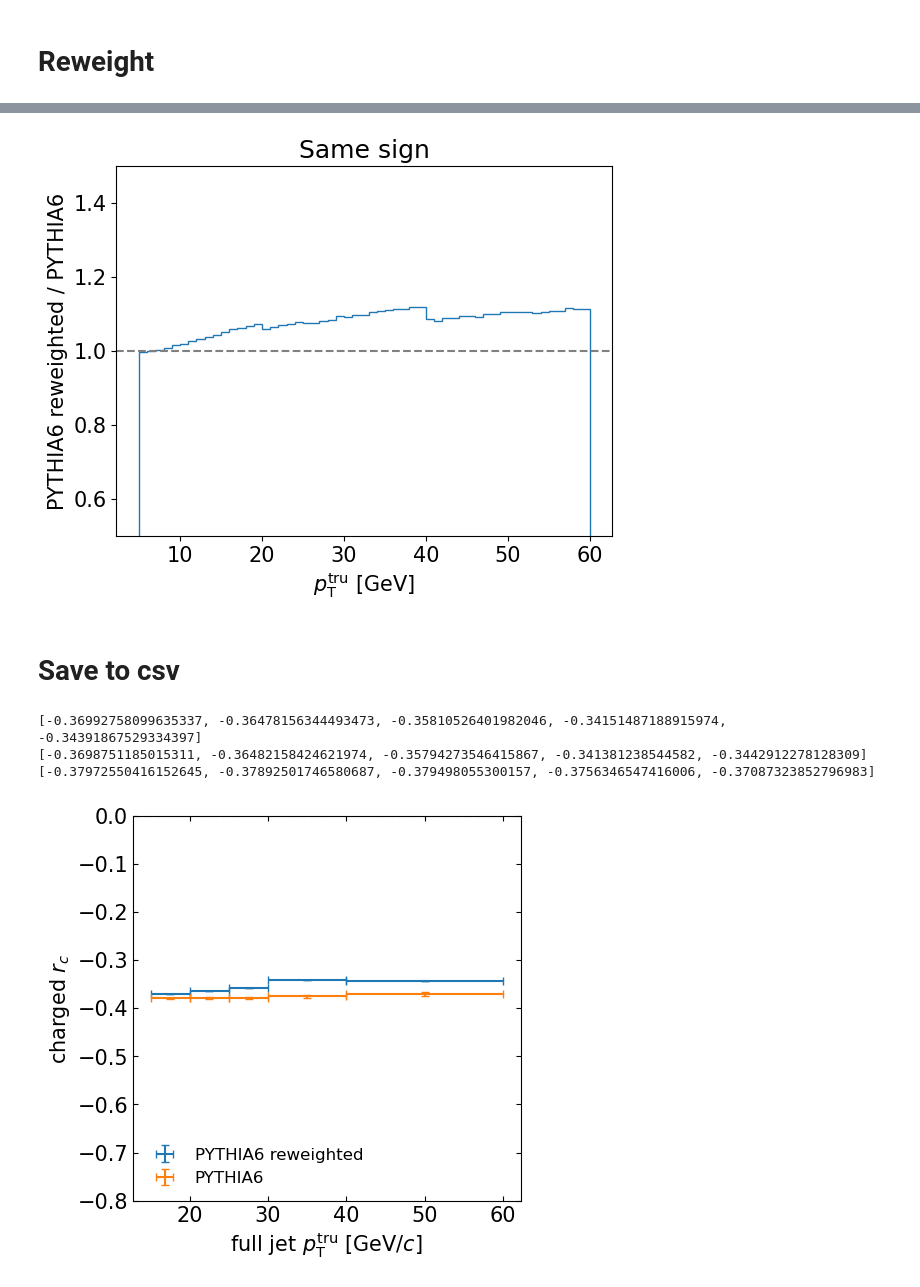
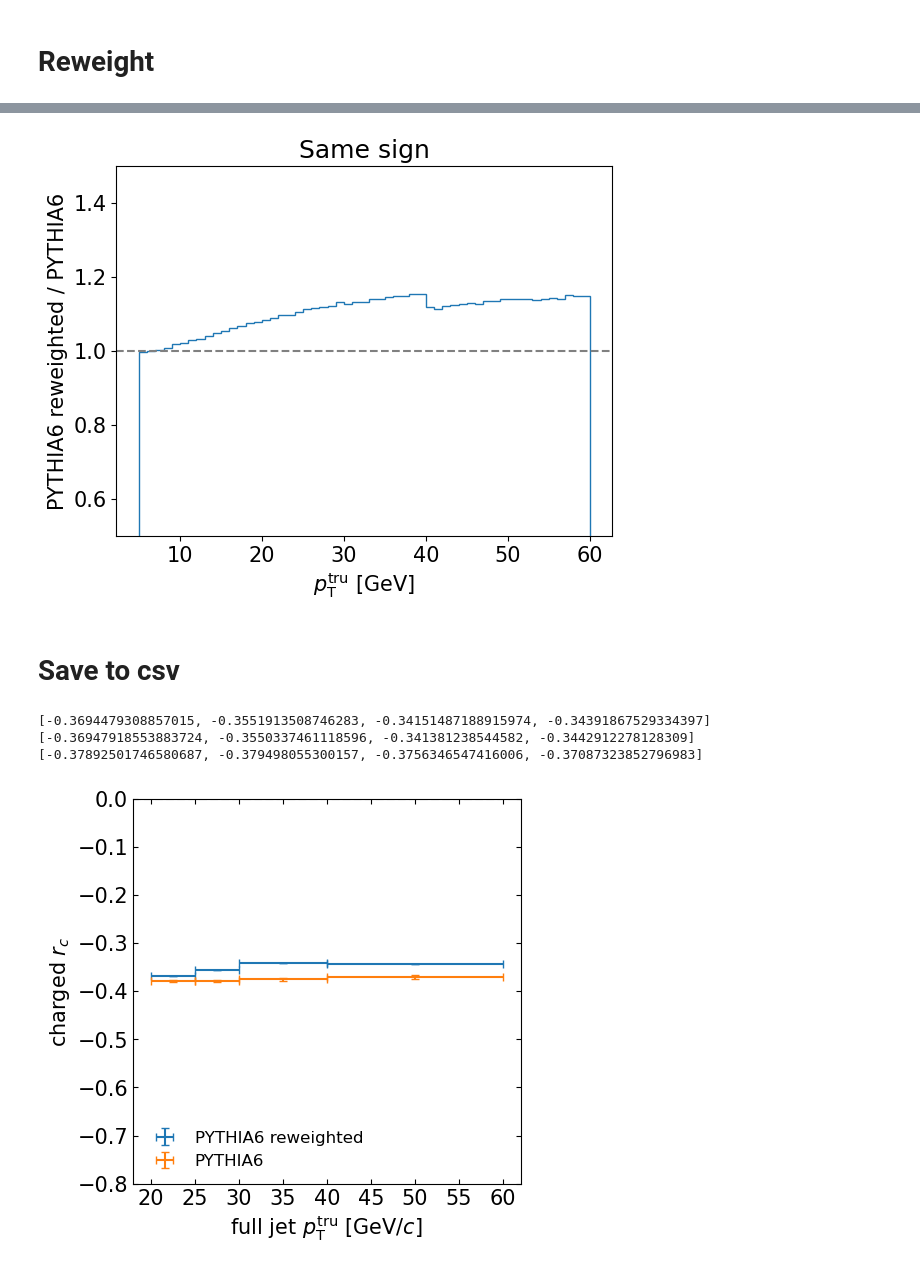
Before and after one commit to y-song/rc, a Jupyter notebook: pp/prior_reweight_2d.ipynb, the cells around one changed output, grey strips where cells are left out. Saved outputs shown, nothing was run; the diff lists cells and outputs as text; code cells hidden in the pictures.

```diff
--- a/pp/prior_reweight_2d.ipynb
+++ b/pp/prior_reweight_2d.ipynb
@@ -18,14 +18,14 @@ EMB_FILE   = '/nfs/roberts/home/ys668/output/run12/all050124_rc_notrueptcons.roo
 COLUMNS   = ['pt', 'nch', 'b', 'w', 'y1', 'y2', 'phi1', 'phi2',
              'pts', 'nchs', 'bs', 'ws', 'y1s', 'y2s', 'phi1s', 'phi2s', 'nefs']
 
-PT_EDGES   = [15, 20, 25, 30, 40, 60]
-PT_CENTERS = [17.5, 22.5, 27.5, 35, 50]
-PT_XERR    = [2.5, 2.5, 2.5, 5, 10]
+PT_EDGES   = [20, 25, 30, 40, 60]
+PT_CENTERS = [22.5, 27.5, 35, 50]
+PT_XERR    = [2.5, 2.5, 5, 10]
 
 plt.rcParams['font.size'] = 15
 # %%
 def bin_df_in_pt(df):
-    return [df[(df.pt > PT_EDGES[i]) & (df.pt < PT_EDGES[i+1])] for i in range(5)]
+    return [df[(df.pt > PT_EDGES[i]) & (df.pt < PT_EDGES[i+1])] for i in range(4)]
 
 def get_rc_and_err_arr(df_arr, ob):
     rc_arr = []
@@ -40,10 +40,7 @@ def get_mc(observables, filename_prefix, pthat_bins):
     dfs = []
     for pthat_bin in pthat_bins:
         df = pd.read_csv(f'{filename_prefix}_{pthat_bin}_rc_truth.txt', names=observables, low_memory=False)
-        if pthat_bin == '11pthat15':
-            df['w'] = float(df.iloc[-1]['xsec']) / 1000000
-        else:
-            df['w'] = float(df.iloc[-1]['xsec']) / 200000
+        df['w'] = float(df.iloc[-1]['xsec']) / 200000
         dfs.append(df)
     return pd.concat(dfs)
 # %%
@@ -58,7 +55,7 @@ def get_nch_arr(df_arr):
 # %%
 # Herwig truth
 df_hw = get_mc(TRUTH_COLS, HERWIG_PREFIX, PTHAT_BINS)
-df_hw = df_hw.query('pt>15 and abs(parent1)>15 and abs(parent2)>15 and abs(pid1)>15 and abs(pid2)>15').copy()
+df_hw = df_hw.query('pt>20 and abs(parent1)>15 and abs(parent2)>15 and abs(pid1)>15 and abs(pid2)>15').copy()
 df_hw.eval('b_ch = q1*q2', inplace=True)
 df_hw_pt = bin_df_in_pt(df_hw)
 
@@ -292,6 +278,6 @@ plt.title('Same sign')
 plt.ylim(0.5, 1.5)
 plt.show()
 # %% [output]
-[figure, old version]
+[figure, new version]
 # %% [markdown]
 # Save to csv
@@ -315,3 +284,9 @@ df_out.to_csv('/nfs/roberts/home/ys668/output/run12/rc_reweighted_to_herwig_2d.c
+# %%
+# Save a CSV with w replaced by w * r and r removed, leaving df_pythia6 unchanged
+df_out = df_pythia6.copy()
+df_out['w'] = df_out['w'] * df_out['r']
+df_out = df_out.drop(columns='r')
+df_out.to_csv('rc_reweighted_to_herwig_2d.csv', index=False)
 # %%
 df_out_pt = bin_df_in_pt(df_out)
 
@@ -321,22 +296,22 @@ print(rc_pt_hw)
 print(rc_out)
 print(rc_pythia6)
 # %% [output]
-[-0.36992758099635337, -0.36478156344493473, -0.35810526401982046, -0.34151487188915974, -0.34391867529334397]
-[-0.3698751185015311, -0.36482158424621974, -0.35794273546415867, -0.341381238544582, -0.3442912278128309]
-[-0.37972550416152645, -0.37892501746580687, -0.379498055300157, -0.3756346547416006, -0.37087323852796983]
+[-0.3694479308857015, -0.3551913508746283, -0.34151487188915974, -0.34391867529334397]
+[-0.36947918553883724, -0.3550337461118596, -0.341381238544582, -0.3442912278128309]
+[-0.37892501746580687, -0.379498055300157, -0.3756346547416006, -0.37087323852796983]
 # %%
 fig, ax = plt.subplots(figsize=(5, 5))
 ax.errorbar(PT_CENTERS, rc_out, xerr=PT_XERR, yerr=err_out,
             capsize=3, ls='none', label='PYTHIA6 reweighted')
 ax.errorbar(PT_CENTERS, rc_pythia6, xerr=PT_XERR, yerr=err_pythia6,
             capsize=3, ls='none', label='PYTHIA6')
 ax.axhline(0.0, color='grey', linestyle='--')
 ax.set_xlabel(r'full jet $p_{\rm{T}}^{\rm{tru}}$ [GeV$/c$]', fontsize=15)
 ax.set_ylabel('charged $r_c$', fontsize=15)
 ax.set_ylim(-0.8, 0)
 ax.legend(fontsize=12, loc='lower left', frameon=False)
-# ax.set_xticks(np.arange(20, 65, 5))
+ax.set_xticks(np.arange(20, 65, 5))
 ax.tick_params(top=True, right=True, bottom=True, left=True, direction='in', which='both')
 plt.show()
 # %% [output]
-[figure, old version]
+[figure, new version]
```
Also changed, not shown: parts of 14 cells of this notebook, 2 other files.
